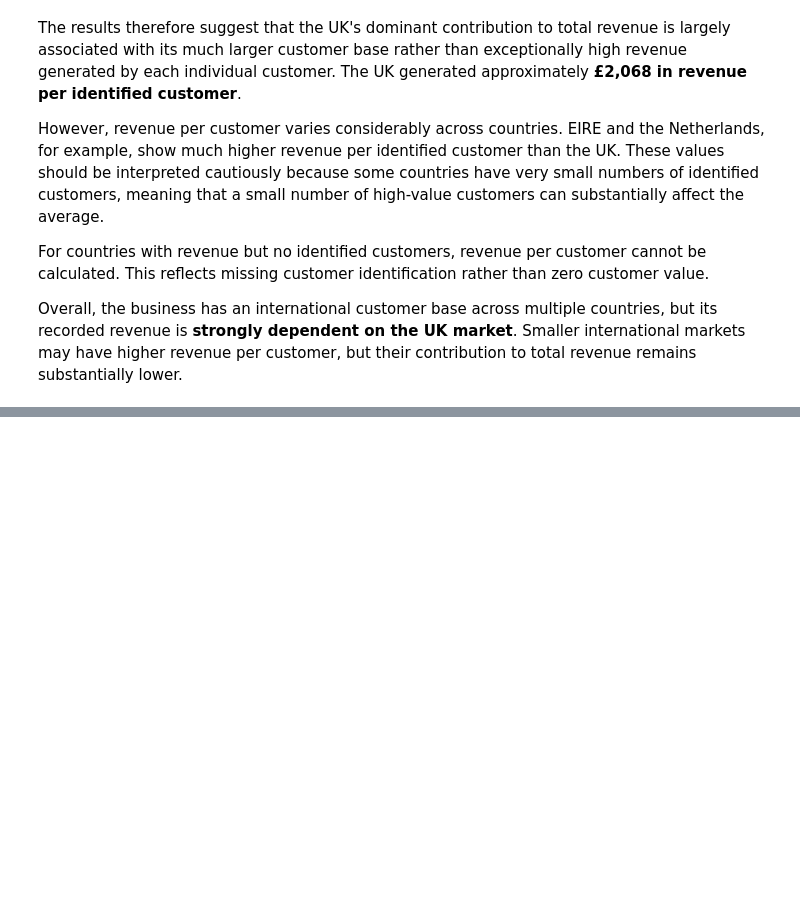
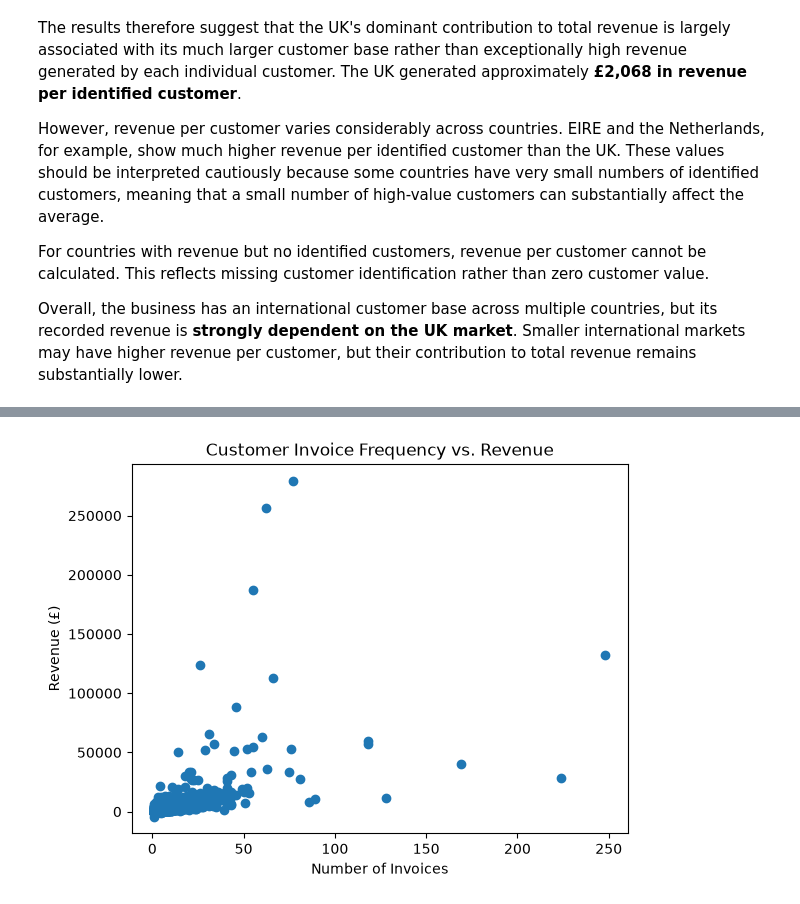
Before and after one commit to emanbrl/ecommerce-sales-customer-analysis, a Jupyter notebook: notebooks/03_EDA.ipynb, the cells around one changed output, grey strips where cells are left out. Cells and saved outputs as stored; diff of their text form; code cells hidden in the pictures; blank space fills up the shorter version.

```diff
--- a/notebooks/03_EDA.ipynb
+++ b/notebooks/03_EDA.ipynb
@@ -905,9 +907,8 @@ Overall, the business has an international customer base across multiple countri
 # %%
 customer_invoices = (
-    df.dropna(subset=["CustomerID"])
-      .groupby("CustomerID")["InvoiceNo"]
+    df.groupby("CustomerID")["InvoiceNo"]
       .nunique()
-      .value_counts(ascending=False)
+      .sort_values(ascending=False)
 )
 
 customer_invoices
@@ -927,0 +941,7 @@ Name: count, Length: 65, dtype: int64
+# %%
+customer_revenue = (
+    df.groupby("CustomerID")["Revenue"]
+      .sum()
+)
+
+customer_revenue.describe()
@@ -927,0 +958,7 @@ Name: count, Length: 65, dtype: int64
+# %%
+customer_summary = pd.concat(
+    [customer_invoices, customer_revenue],
+    axis=1
+)
+
+customer_summary
@@ -927,0 +980,8 @@ Name: count, Length: 65, dtype: int64
+# %%
+plt.scatter(customer_summary["InvoiceNo"], customer_summary["Revenue"])
+plt.title("Customer Invoice Frequency vs. Revenue")
+plt.xlabel("Number of Invoices")
+plt.ylabel("Revenue (£)")
+plt.show()
+# %% [output]
+[figure, added]
```
Also changed, not shown: parts of 19 cells of this notebook.
